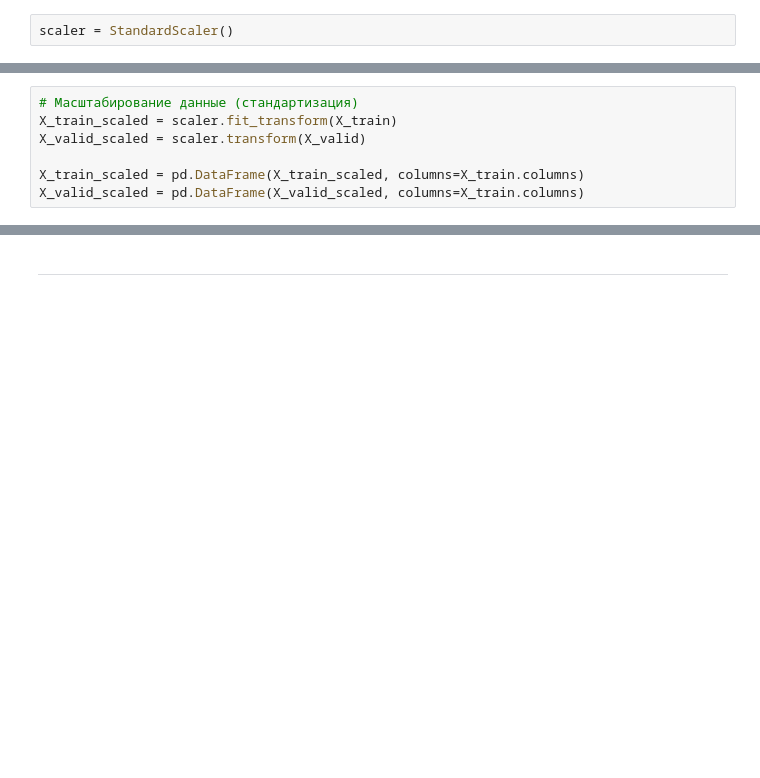
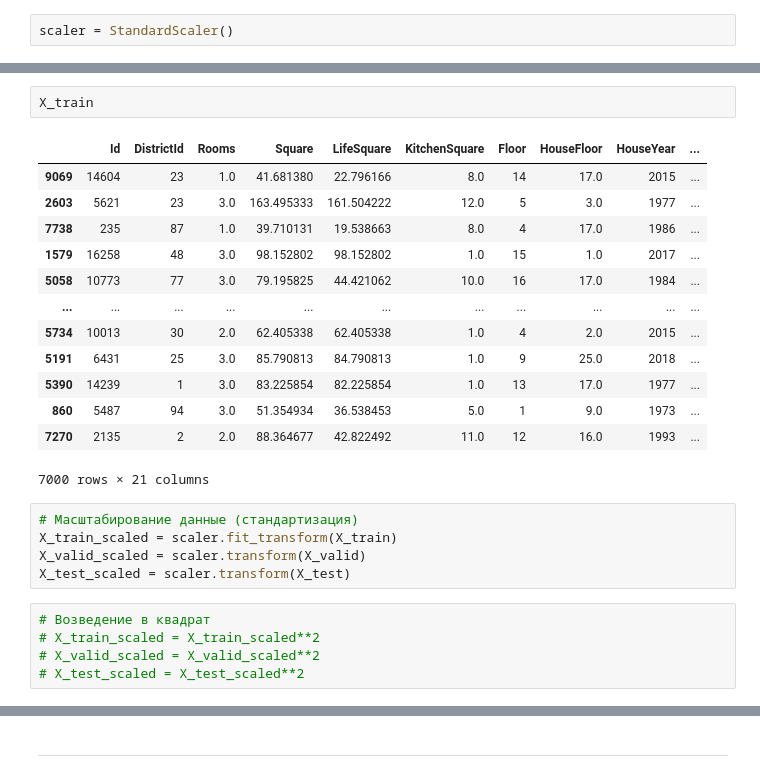
Before and after one commit to EremenkoDV/ML, a Jupyter notebook: Part3/Project/EremenkoDV_solution.ipynb, the cells around one changed output, grey strips where cells are left out. Saved outputs shown, nothing was run; the diff lists cells and outputs as text; blank space fills up the shorter version.

```diff
--- a/Part3/Project/EremenkoDV_solution.ipynb
+++ b/Part3/Project/EremenkoDV_solution.ipynb
@@ -1560,7 +1875,26 @@ X_train.shape, y_train.shape, X_valid.shape, y_valid.shape
+# %%
+X_train
+# %% [output]
+|  | Id | DistrictId | Rooms | Square | LifeSquare | KitchenSquare | Floor | HouseFloor | HouseYear | ... |
+| 9069 | 14604 | 23 | 1.0 | 41.681380 | 22.796166 | 8.0 | 14 | 17.0 | 2015 | ... |
+| 2603 | 5621 | 23 | 3.0 | 163.495333 | 161.504222 | 12.0 | 5 | 3.0 | 1977 | ... |
+| 7738 | 235 | 87 | 1.0 | 39.710131 | 19.538663 | 8.0 | 4 | 17.0 | 1986 | ... |
+| 1579 | 16258 | 48 | 3.0 | 98.152802 | 98.152802 | 1.0 | 15 | 1.0 | 2017 | ... |
+| 5058 | 10773 | 77 | 3.0 | 79.195825 | 44.421062 | 10.0 | 16 | 17.0 | 1984 | ... |
+| ... | ... | ... | ... | ... | ... | ... | ... | ... | ... | ... |
+| 5734 | 10013 | 30 | 2.0 | 62.405338 | 62.405338 | 1.0 | 4 | 2.0 | 2015 | ... |
+| 5191 | 6431 | 25 | 3.0 | 85.790813 | 84.790813 | 1.0 | 9 | 25.0 | 2018 | ... |
+| 5390 | 14239 | 1 | 3.0 | 83.225854 | 82.225854 | 1.0 | 13 | 17.0 | 1977 | ... |
+| 860 | 5487 | 94 | 3.0 | 51.354934 | 36.538453 | 5.0 | 1 | 9.0 | 1973 | ... |
+| 7270 | 2135 | 2 | 2.0 | 88.364677 | 42.822492 | 11.0 | 12 | 16.0 | 1993 | ... |
+7000 rows × 21 columns
 # %%
 # Масштабирование данные (стандартизация)
 X_train_scaled = scaler.fit_transform(X_train)
 X_valid_scaled = scaler.transform(X_valid)
-
-X_train_scaled = pd.DataFrame(X_train_scaled, columns=X_train.columns)
-X_valid_scaled = pd.DataFrame(X_valid_scaled, columns=X_train.columns)
+X_test_scaled = scaler.transform(X_test)
+# %%
+# Возведение в квадрат
+# X_train_scaled = X_train_scaled**2
+# X_valid_scaled = X_valid_scaled**2
+# X_test_scaled = X_test_scaled**2
```
Also changed, not shown: parts of 209 cells of this notebook, 7 other files.
